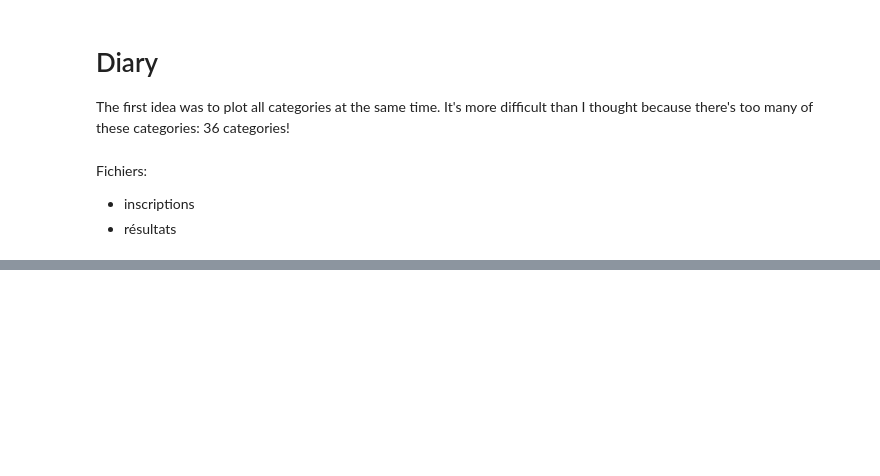
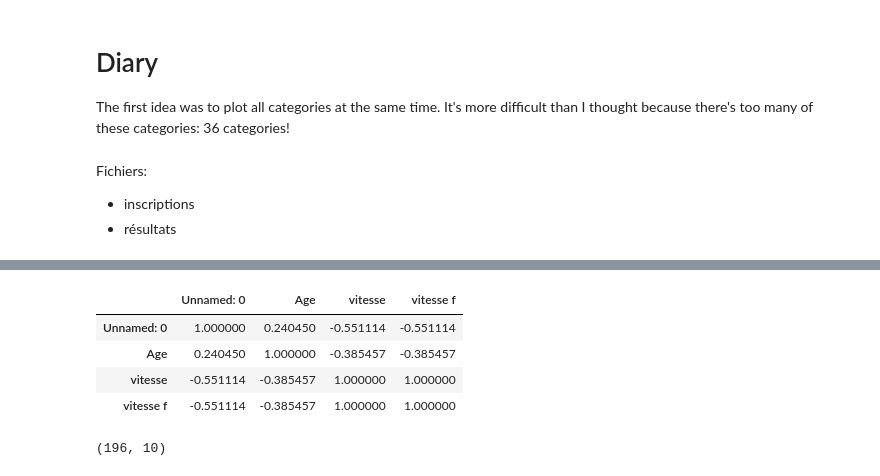
Before and after one commit to jsoma/playfair-projects, a Jupyter notebook: projects/paul-ronga/marathon_speed/marathon_ellipses_multiples.ipynb, the cells around one changed output, grey strips where cells are left out. Drawn from its saved outputs; the diff is of its cells as text; code cells hidden in the pictures; blank space fills up the shorter version.

```diff
--- a/projects/paul-ronga/marathon_speed/marathon_ellipses_multiples.ipynb
+++ b/projects/paul-ronga/marathon_speed/marathon_ellipses_multiples.ipynb
@@ -83,0 +41,22 @@ len(categories)
+# %%
+def to_float(value):
+    try:
+        return float(str.replace(value, ',', '.'))
+    except:
+        return None
+
+def to_int(value):
+    if value == value:
+        return int(value)
+    else:
+        return value
+
+def swap_name(value):
+    parts = value.split(' ')
+    parts = [i for i in parts if i != '']
+    if len(parts)>2:
+        print("Check this name:", value, '/', ' '.join(parts[-1:] + parts[:-1]))
+    return ' '.join(parts[-1:] + parts[:-1])
+
+# df['vitesse f'] = df['vitesse'].apply(to_float) # no more required for 2015
+df['vitesse f'] = df['vitesse']
@@ -196,0 +245,12 @@ plt.savefig('Escalade.pdf', transparent=True, bbox_inches='tight')
+# %%
+dfm.corr()
+# %% [output]
+|  | Unnamed: 0 | Age | vitesse | vitesse f |
+| Unnamed: 0 | 1.000000 | 0.240450 | -0.551114 | -0.551114 |
+| Age | 0.240450 | 1.000000 | -0.385457 | -0.385457 |
+| vitesse | -0.551114 | -0.385457 | 1.000000 | 1.000000 |
+| vitesse f | -0.551114 | -0.385457 | 1.000000 | 1.000000 |
+# %%
+dfw.shape
+# %% [output]
+(196, 10)
```
Also changed, not shown: parts of 18 cells of this notebook.
